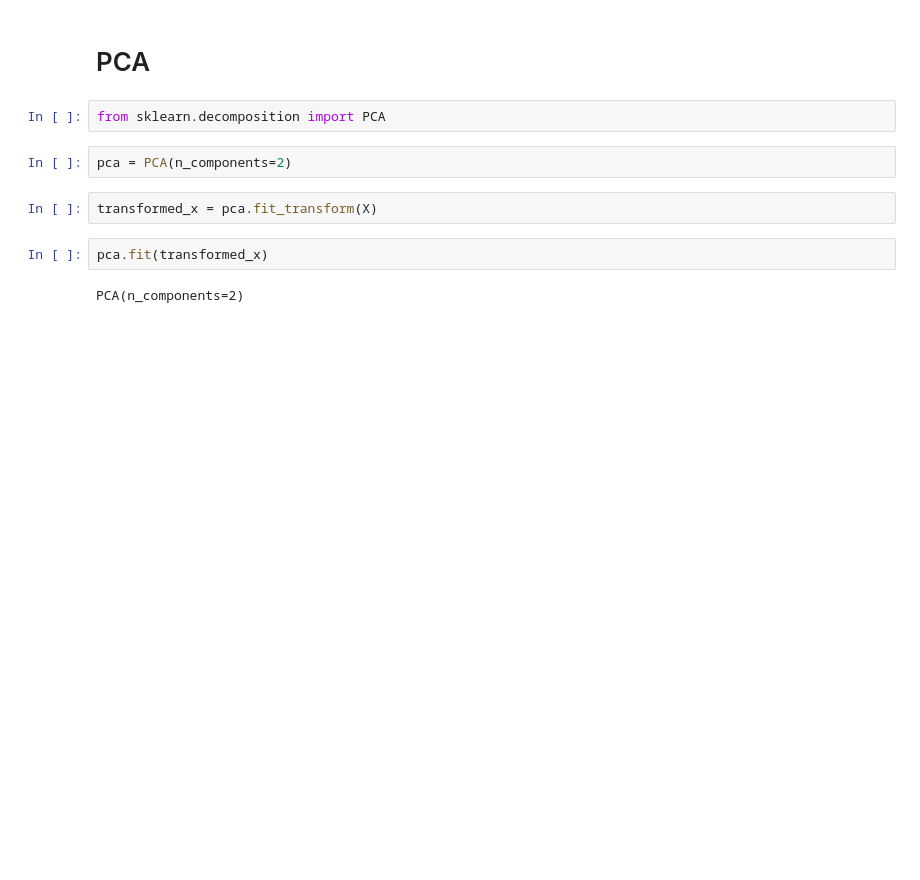
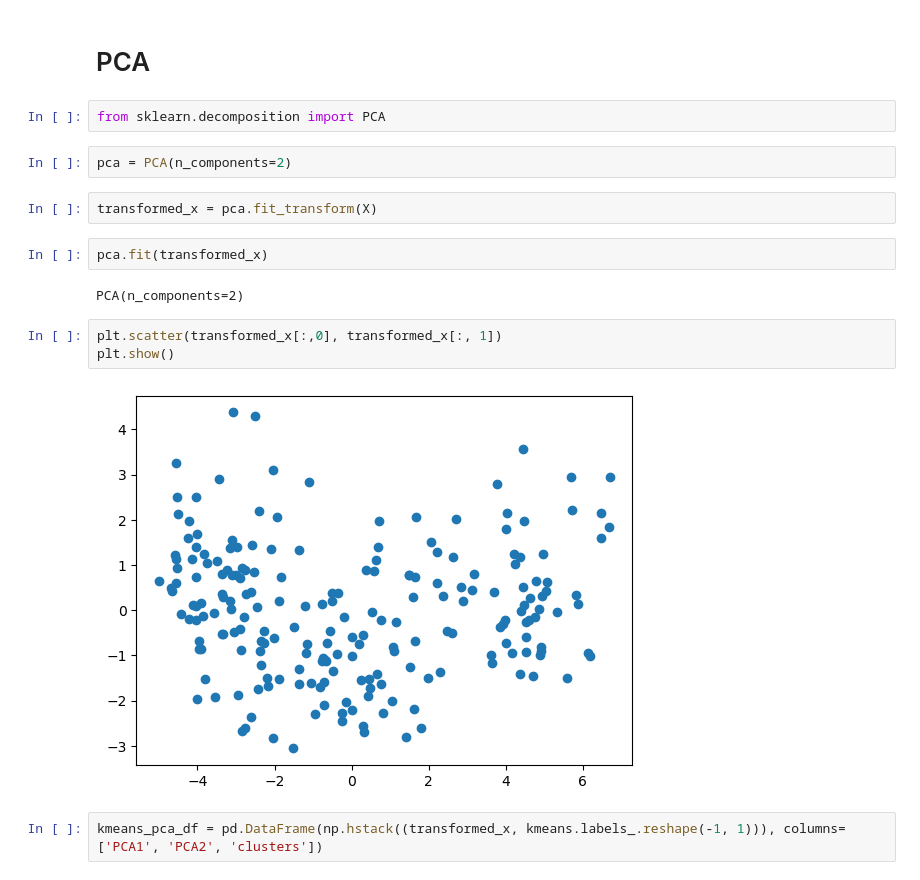
Before and after one commit to hamzazidan/Machine-learning, a Jupyter notebook: fcc-seeds.ipynb, the cells around one changed output. Saved outputs shown, nothing was run; the diff lists cells and outputs as text; blank space fills up the shorter version.

```diff
--- a/fcc-seeds.ipynb
+++ b/fcc-seeds.ipynb
@@ -124,3 +124,10 @@ transformed_x = pca.fit_transform(X)
 pca.fit(transformed_x)
 # %% [output]
 PCA(n_components=2)
+# %%
+plt.scatter(transformed_x[:,0], transformed_x[:, 1])
+plt.show()
+# %% [output]
+[figure, added]
+# %%
+kmeans_pca_df = pd.DataFrame(np.hstack((transformed_x, kmeans.labels_.reshape(-1, 1))), columns=['PCA1', 'PCA2', 'clusters'])
```
Also changed, not shown: parts of 10 cells of this notebook, 17 other files.
